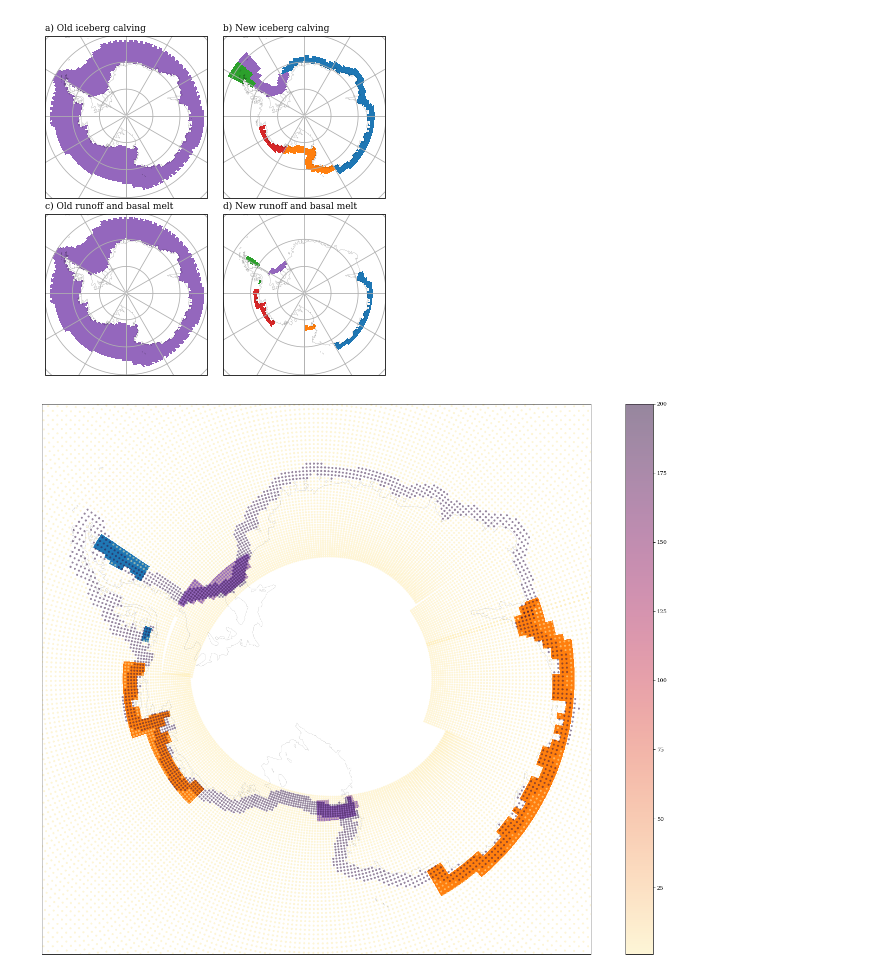
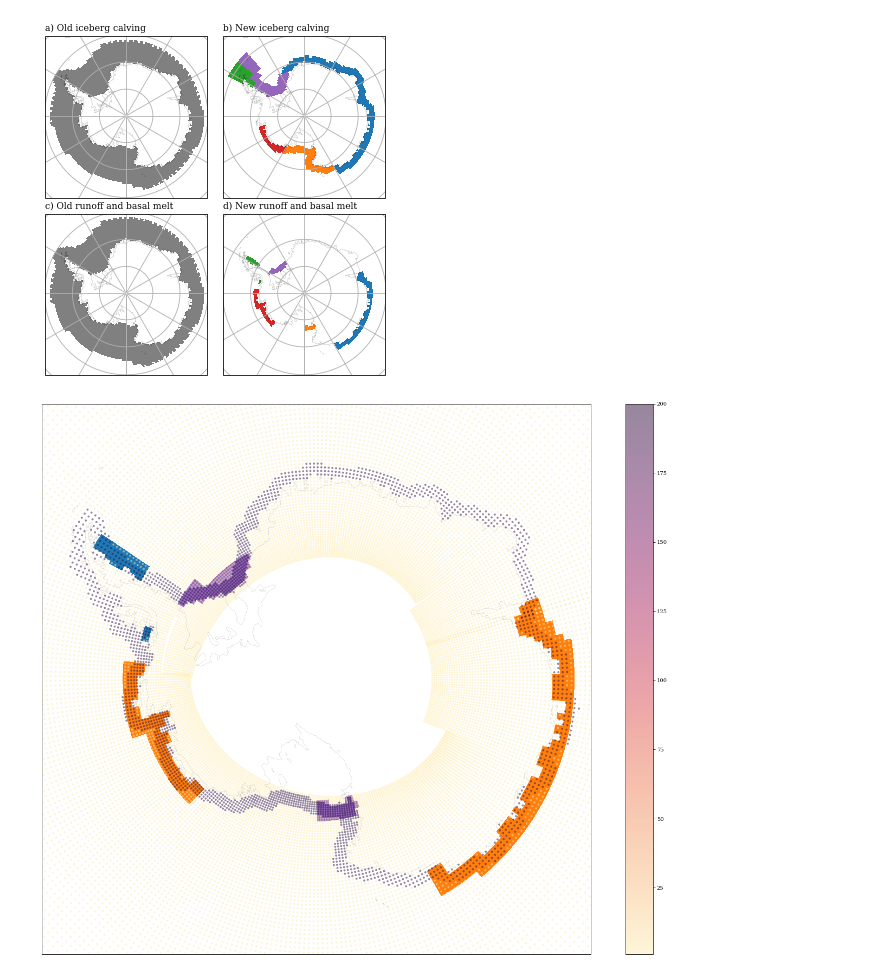
Before and after one commit to erwinlambert/feedback, a Jupyter notebook: notebooks/Draftplot_masks.ipynb, the cells around one changed output. Drawn from its saved outputs; the diff is of its cells as text; code cells hidden in the pictures.

```diff
--- a/notebooks/Draftplot_masks.ipynb
+++ b/notebooks/Draftplot_masks.ipynb
@@ -35,31 +35,32 @@ mpl.rcParams['figure.figsize'] = (5,5)
 # %%
 #Plot old and new masks
 
 proj = ccrs.SouthPolarStereo()
 #cmap = plt.get_cmap('tab10',10)
 cmap = ListedColormap(["tab:purple", "tab:orange", "tab:blue", "tab:red","tab:green"])
 cmap.set_under('w')
-cmap.set_over('k')
+cmap.set_over('.5')
 
 titles = ['a) Old iceberg calving','b) New iceberg calving','c) Old runoff and basal melt','d) New runoff and basal melt']
 
 fig = plt.figure()
 
 for v,vv in enumerate([ds['calving_point_id'],ds2['calving_point_id'],ds['arrival_point_id'],ds2['arrival_point_id']]):
     ax = fig.add_subplot(2,2,v+1,projection=proj)
     ax.set_extent([-180,180, -90, -60], crs=ccrs.PlateCarree())
+    if v in [0,2]: vv += 5 #Move out of range
     im = ax.pcolormesh(lon,lat,vv,shading='auto',cmap=cmap,transform=ccrs.PlateCarree(),vmin=65.5,vmax=70.5)
     ax.coastlines(lw=.1)
 
     gl = ax.gridlines(crs=ccrs.PlateCarree(),draw_labels=False)
     gl.xlocator = mticker.FixedLocator(np.arange(-180,210,30))
     gl.xformatter = LONGITUDE_FORMATTER
     ax.set_title(titles[v],loc='left')
 
 plt.savefig(f'../draftfigs/masks.png',dpi=450)
 plt.show()
 # %% [output]
-[figure, old version]
+[figure, new version]
 # %%
 proj = ccrs.SouthPolarStereo()
 fig = fig = plt.figure(figsize=(18,15))
```
Also changed, not shown: 1 other file.
